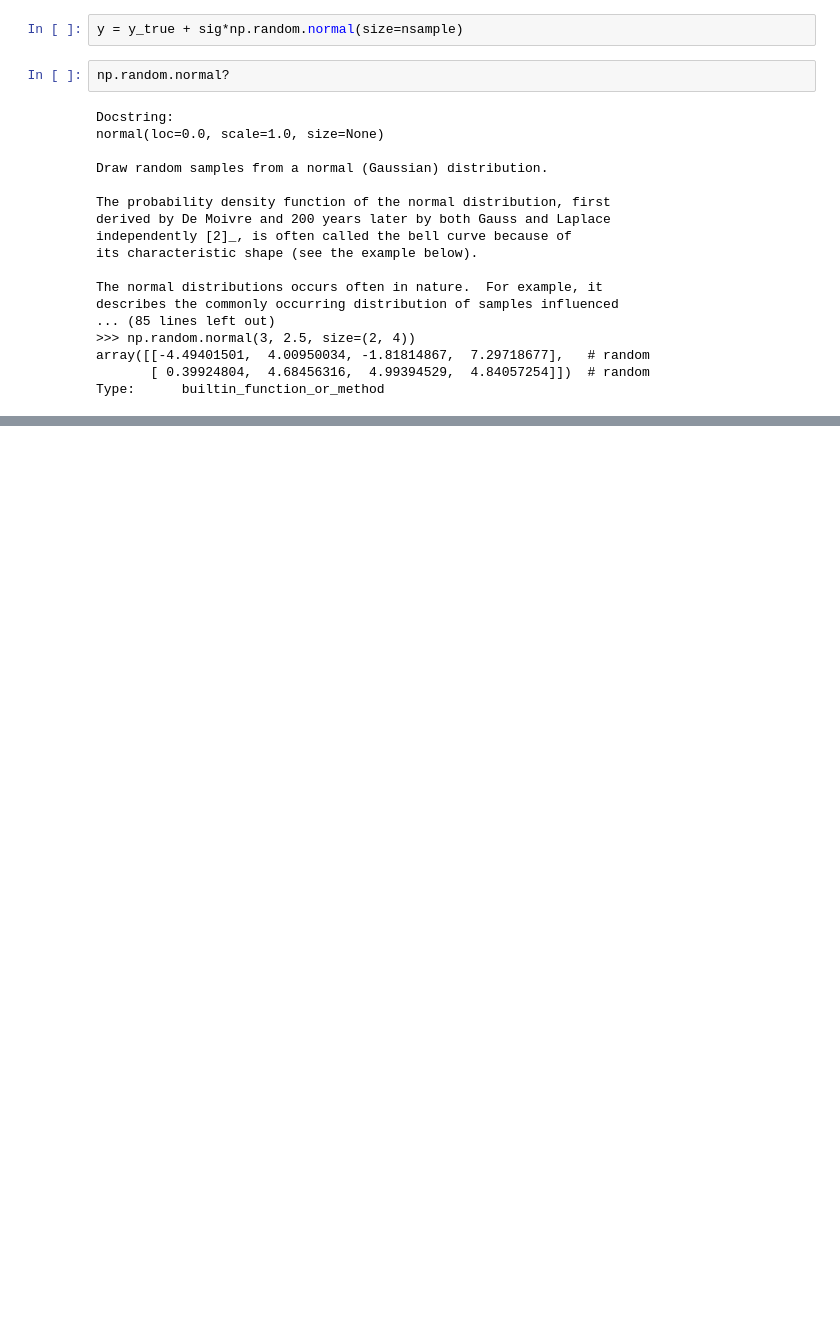
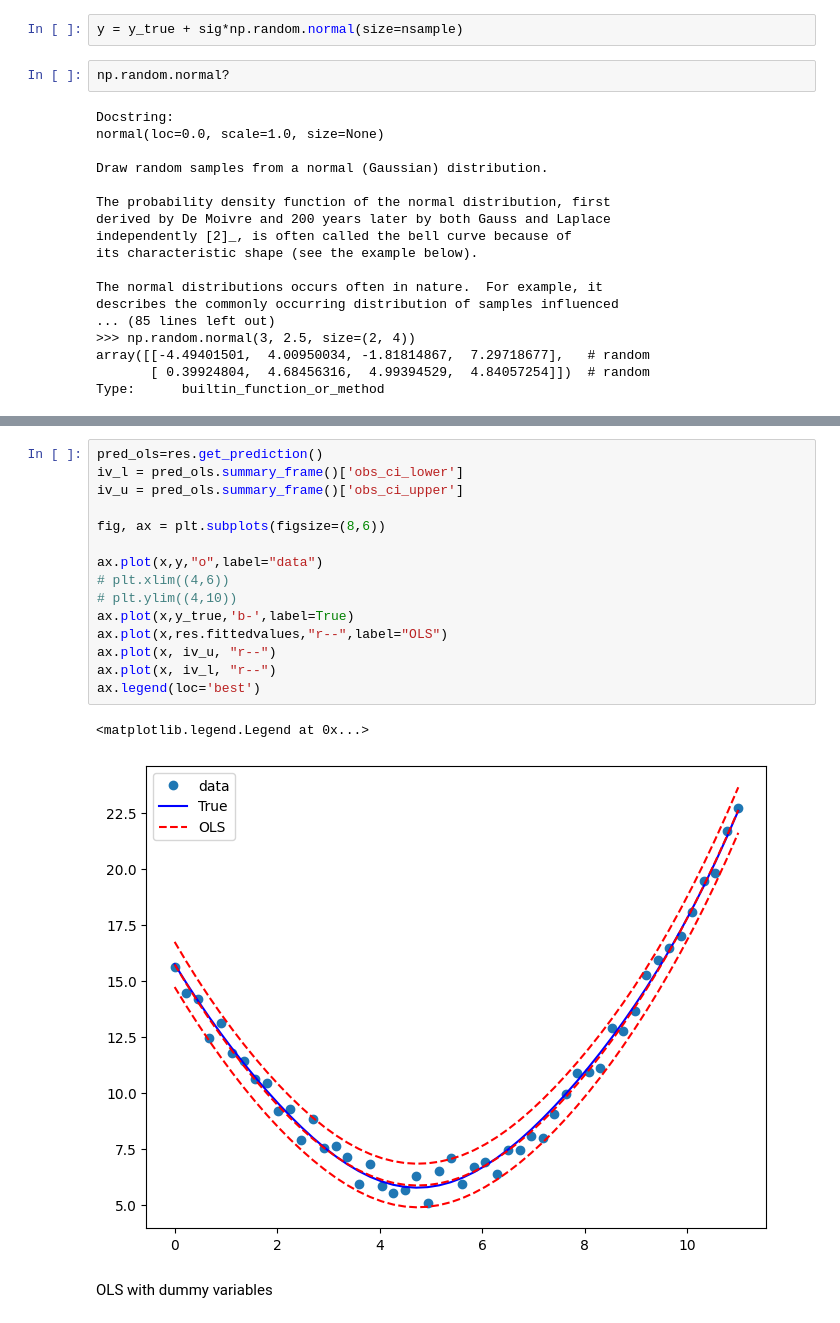
Before and after one commit to ARKA1112/Py_QuickNotes, a Jupyter notebook: statsmodels/OLS.ipynb, the cells around one changed output, grey strips where cells are left out. Drawn from its saved outputs; the diff is of its cells as text; blank space fills up the shorter version.

```diff
--- a/statsmodels/OLS.ipynb
+++ b/statsmodels/OLS.ipynb
@@ -158,0 +189,20 @@ Notes:
+# %%
+pred_ols=res.get_prediction()
+iv_l = pred_ols.summary_frame()['obs_ci_lower']
+iv_u = pred_ols.summary_frame()['obs_ci_upper']
+
+fig, ax = plt.subplots(figsize=(8,6))
+
+ax.plot(x,y,"o",label="data")
+# plt.xlim((4,6))
+# plt.ylim((4,10))
+ax.plot(x,y_true,'b-',label=True)
+ax.plot(x,res.fittedvalues,"r--",label="OLS")
+ax.plot(x, iv_u, "r--")
+ax.plot(x, iv_l, "r--")
+ax.legend(loc='best')
+# %% [output]
+<matplotlib.legend.Legend at 0x...>
+[figure, added]
+# %% [markdown]
+OLS with dummy variables
```
Also changed, not shown: parts of 13 cells of this notebook.
